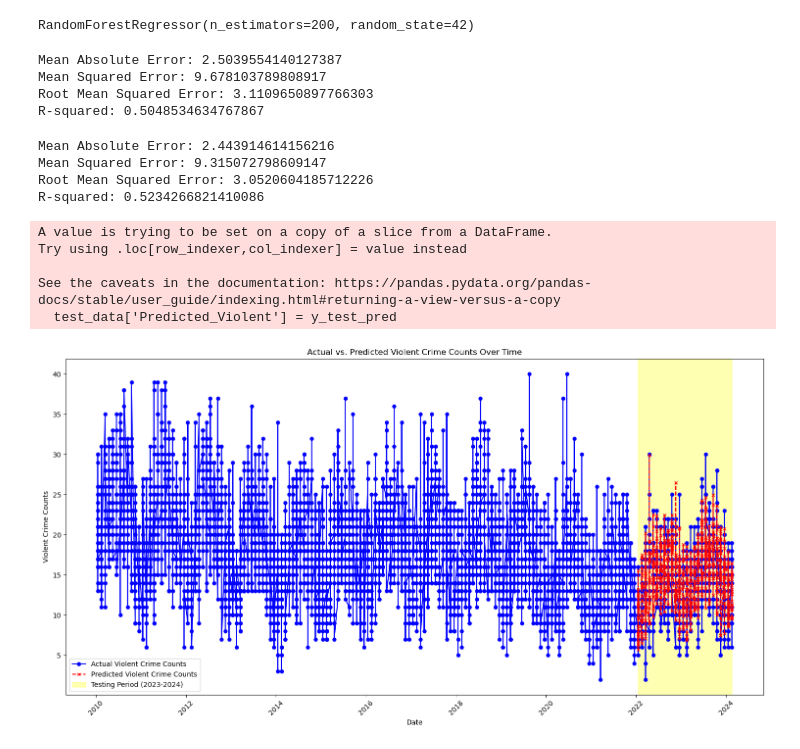
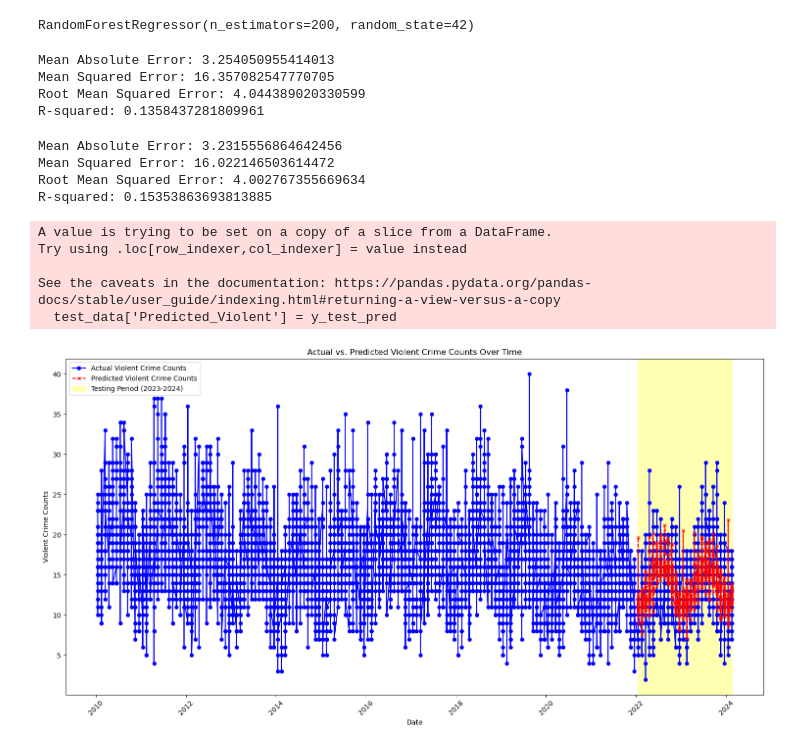
Before and after one commit to SamLeeBYU/ChicagoCrimes, a Jupyter notebook: Jeffry/testing_random_forest.ipynb, the cells around one changed output. Saved outputs shown, nothing was run; the diff lists cells and outputs as text; code cells hidden in the pictures.

```diff
--- a/Jeffry/testing_random_forest.ipynb
+++ b/Jeffry/testing_random_forest.ipynb
@@ -7,6 +7,7 @@ from sklearn.metrics import mean_absolute_error, mean_squared_error, r2_score
 from sklearn.model_selection import GridSearchCV
 from sklearn.ensemble import RandomForestRegressor
 # %%
-data = pd.read_csv("crimes_count.csv")
+#data = pd.read_csv("crimes_count.csv")
+data = pd.read_csv("merged_data.csv")
 data
 # %% [output]
@@ -26,3 +27,6 @@ data
+# %%
+data = data.drop(columns=['Rate'])
+data = data.drop(columns=['Count_crimes'])
 # %%
 data['Date'] = pd.to_datetime(data['Date'])
 data['Year'] = data['Date'].dt.year
@@ -48,11 +52,11 @@ data['Date'] =data['Year'] + (data['Month'] - 0.5)/12
 train_data = data[data['Year'] <= 2021]
 test_data = data[data['Year'] > 2021]
 
-X_train = train_data.drop(columns=['Violent'])
-y_train = train_data['Violent']
+X_train = train_data.drop(columns=['Violent_crime'])
+y_train = train_data['Violent_crime']
 
-X_test = test_data.drop(columns=['Violent'])
-y_test = test_data['Violent']
+X_test = test_data.drop(columns=['Violent_crime'])
+y_test = test_data['Violent_crime']
 # %%
 rf_reg = RandomForestRegressor(n_estimators=200, random_state=42)  # 100 trees, random state for reproducibility
 rf_reg.fit(X_train, y_train)
@@ -71,10 +75,10 @@ print("Mean Squared Error:", mse)
 print("Root Mean Squared Error:", rmse)
 print("R-squared:", r2)
 # %% [output]
-Mean Absolute Error: 2.5039554140127387
-Mean Squared Error: 9.678103789808917
-Root Mean Squared Error: 3.1109650897766303
-R-squared: 0.5048534634767867
+Mean Absolute Error: 3.254050955414013
+Mean Squared Error: 16.357082547770705
+Root Mean Squared Error: 4.044389020330599
+R-squared: 0.1358437281809961
 # %%
 from sklearn.ensemble import RandomForestRegressor, GradientBoostingRegressor, StackingRegressor
 from sklearn.linear_model import LinearRegression
@@ -113,10 +117,10 @@ print(f"Mean Squared Error: {mse}")
 print(f"Root Mean Squared Error: {rmse}")
 print(f"R-squared: {r2}")
 # %% [output]
-Mean Absolute Error: 2.443914614156216
-Mean Squared Error: 9.315072798609147
-Root Mean Squared Error: 3.0520604185712226
-R-squared: 0.5234266821410086
+Mean Absolute Error: 3.2315556864642456
+Mean Squared Error: 16.022146503614472
+Root Mean Squared Error: 4.002767355669634
+R-squared: 0.15353863693813885
 # %%
 import matplotlib.pyplot as plt
 
@@ -124,33 +128,33 @@ test_data['Predicted_Violent'] = y_test_pred
 
 # Combine training and testing data back into a single DataFrame for plotting
 full_data = pd.concat([train_data, test_data])
 
 # Sorting may not be necessary if your DataFrame is already in date order, but it's a good practice
 full_data_sorted = full_data.sort_values(by='Date')
 
 # Plotting
 plt.figure(figsize=(15, 8))
-plt.plot(full_data_sorted['Date'], full_data_sorted['Violent'], label='Actual Violent Crime Counts', color='blue', marker='o', linestyle='-', markersize=5)
+plt.plot(full_data_sorted['Date'], full_data_sorted['Violent_crime'], label='Actual Violent Crime Counts', color='blue', marker='o', linestyle='-', markersize=5)
 plt.plot(full_data_sorted['Date'], full_data_sorted['Predicted_Violent'], label='Predicted Violent Crime Counts', color='red', marker='x', linestyle='--', markersize=5)
 
 # Highlighting the testing period
-plt.axvspan(test_data['Date'].min(), test_data['Date'].max(), color='yellow', alpha=0.3, label='Testing Period (2023-2024)')
+plt.axvspan(test_data['Date'].min(), test_data['Date'].max(), color='yellow', alpha=0.3, label='Testing Period (2021-2024)')
 
 plt.title('Actual vs. Predicted Violent Crime Counts Over Time')
 plt.xlabel('Date')
 plt.ylabel('Violent Crime Counts')
 plt.legend()
 
 # Setting x-axis tick frequency for better detail
 plt.gca().xaxis.set_major_locator(plt.MaxNLocator(prune='lower')) # Adjust frequency according to your preference
 
 plt.xticks(rotation=45)
 plt.tight_layout()
 plt.show()
 # %% [output]
 A value is trying to be set on a copy of a slice from a DataFrame.
 Try using .loc[row_indexer,col_indexer] = value instead
 
 See the caveats in the documentation: https://pandas.pydata.org/pandas-docs/stable/user_guide/indexing.html#returning-a-view-versus-a-copy
   test_data['Predicted_Violent'] = y_test_pred
-[figure, old version]
+[figure, new version]
```
Also changed, not shown: parts of 1 cell of this notebook.
